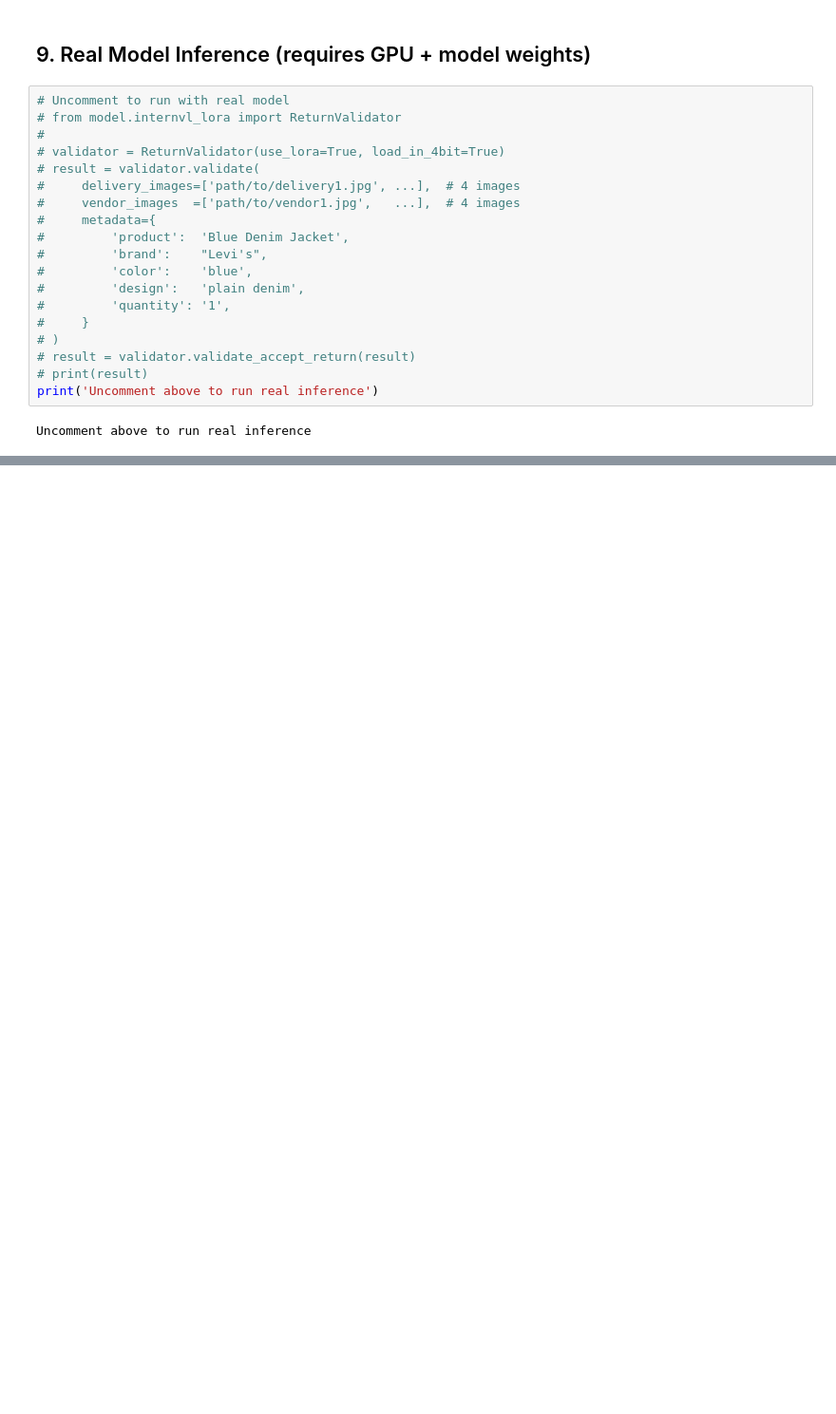
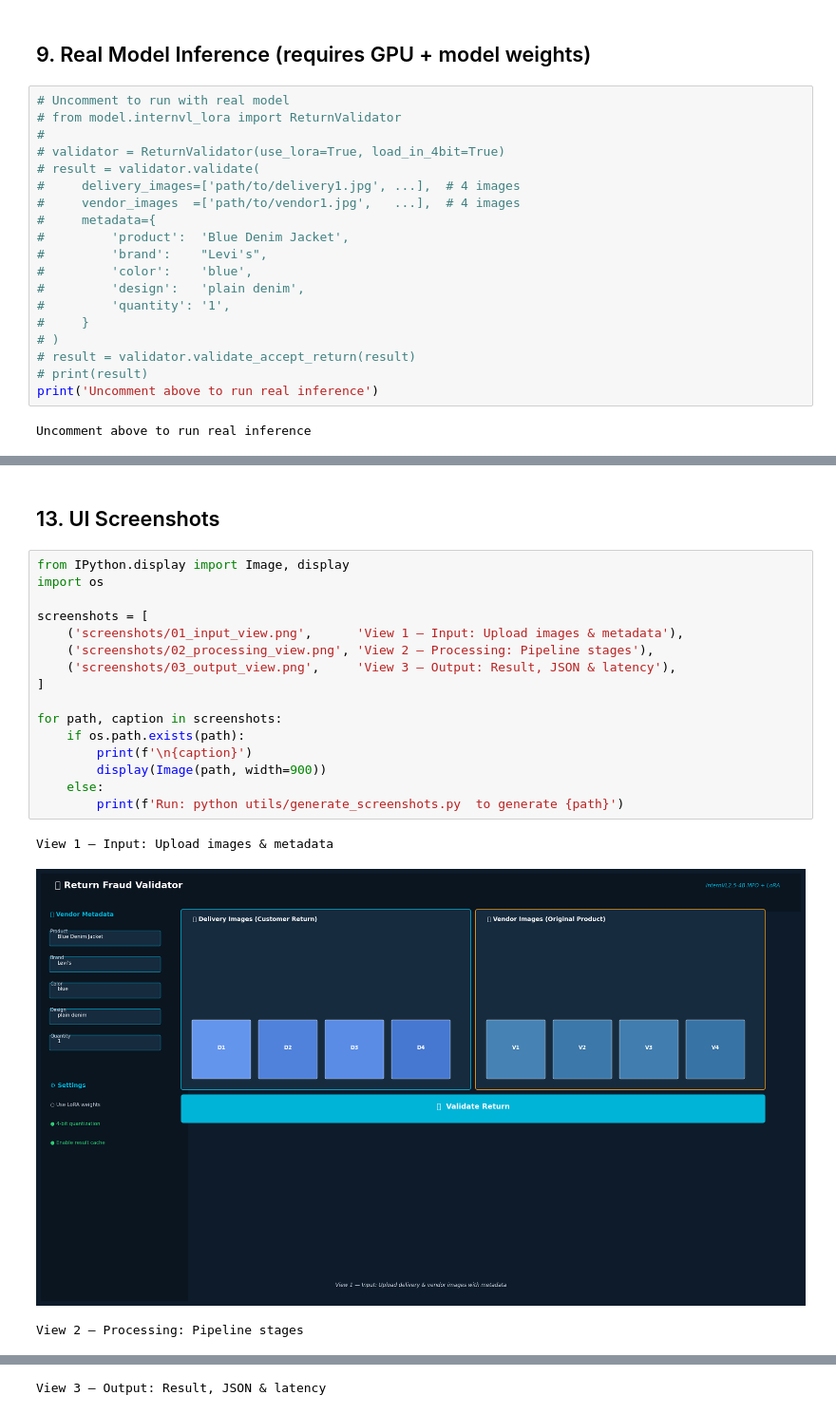
Before and after one commit to shantanubokey/ecom-return-validator, a Jupyter notebook: notebook.ipynb, the cells around one changed output, grey strips where cells are left out. Shown at 95% size. Drawn from its saved outputs; the diff is of its cells as text; blank space fills up the shorter version.

```diff
--- a/notebook.ipynb
+++ b/notebook.ipynb
@@ -278,0 +455,22 @@ Uncomment above to run real inference
+# %% [markdown]
+## 13. UI Screenshots
+# %%
+from IPython.display import Image, display
+import os
+
+screenshots = [
+    ('screenshots/01_input_view.png',      'View 1 — Input: Upload images & metadata'),
+    ('screenshots/02_processing_view.png', 'View 2 — Processing: Pipeline stages'),
+    ('screenshots/03_output_view.png',     'View 3 — Output: Result, JSON & latency'),
+]
+
+for path, caption in screenshots:
+    if os.path.exists(path):
+        print(f'\n{caption}')
+        display(Image(path, width=900))
+    else:
+        print(f'Run: python utils/generate_screenshots.py  to generate {path}')
+# %% [output]
+View 1 — Input: Upload images & metadata
+[figure, added]
+View 2 — Processing: Pipeline stages
@@ -278,0 +478 @@ Uncomment above to run real inference
+View 3 — Output: Result, JSON & latency
```
Also changed, not shown: parts of 10 cells of this notebook, 16 other files.
